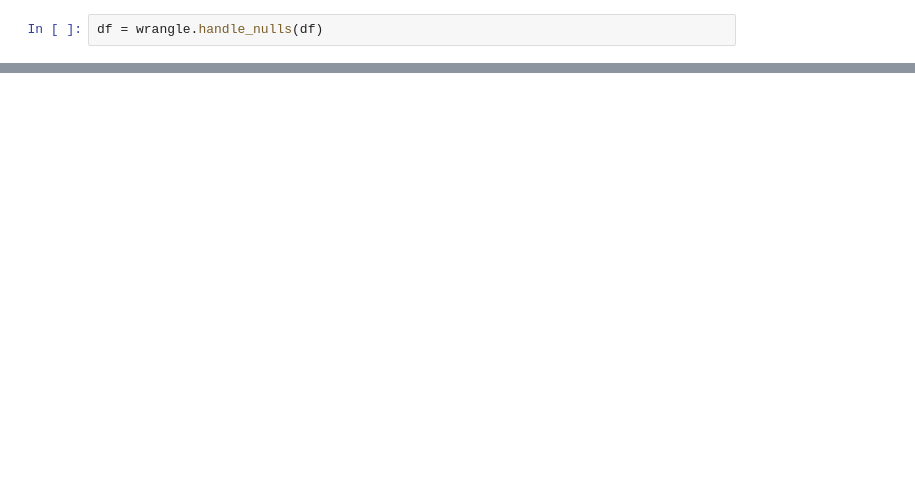
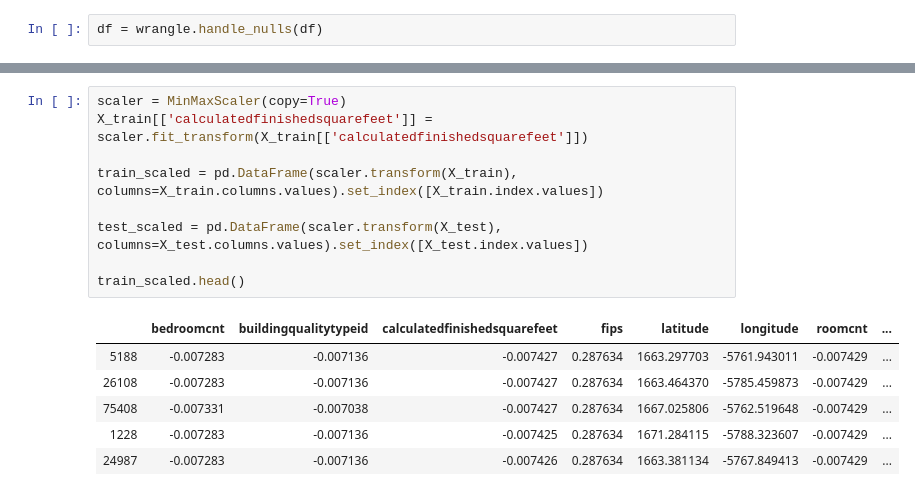
Before and after one commit to clustering-for-log-error/clustering-for-log-error, a Jupyter notebook: jada_aquire_and_prep.ipynb, the cells around one changed output, grey strips where cells are left out. Drawn from its saved outputs; the diff is of its cells as text; blank space fills up the shorter version.

```diff
--- a/jada_aquire_and_prep.ipynb
+++ b/jada_aquire_and_prep.ipynb
@@ -81,0 +125,16 @@ df.columns.to_list()
+# %%
+scaler = MinMaxScaler(copy=True)
+X_train[['calculatedfinishedsquarefeet']] = scaler.fit_transform(X_train[['calculatedfinishedsquarefeet']])
+
+train_scaled = pd.DataFrame(scaler.transform(X_train), columns=X_train.columns.values).set_index([X_train.index.values])
+
+test_scaled = pd.DataFrame(scaler.transform(X_test), columns=X_test.columns.values).set_index([X_test.index.values])
+
+train_scaled.head()
+# %% [output]
+|  | bedroomcnt | buildingqualitytypeid | calculatedfinishedsquarefeet | fips | latitude | longitude | roomcnt | ... |
+| 5188 | -0.007283 | -0.007136 | -0.007427 | 0.287634 | 1663.297703 | -5761.943011 | -0.007429 | ... |
+| 26108 | -0.007283 | -0.007136 | -0.007427 | 0.287634 | 1663.464370 | -5785.459873 | -0.007429 | ... |
+| 75408 | -0.007331 | -0.007038 | -0.007427 | 0.287634 | 1667.025806 | -5762.519648 | -0.007429 | ... |
+| 1228 | -0.007283 | -0.007136 | -0.007425 | 0.287634 | 1671.284115 | -5788.323607 | -0.007429 | ... |
+| 24987 | -0.007283 | -0.007136 | -0.007426 | 0.287634 | 1663.381134 | -5767.849413 | -0.007429 | ... |
```
Also changed, not shown: parts of 32 cells of this notebook.
